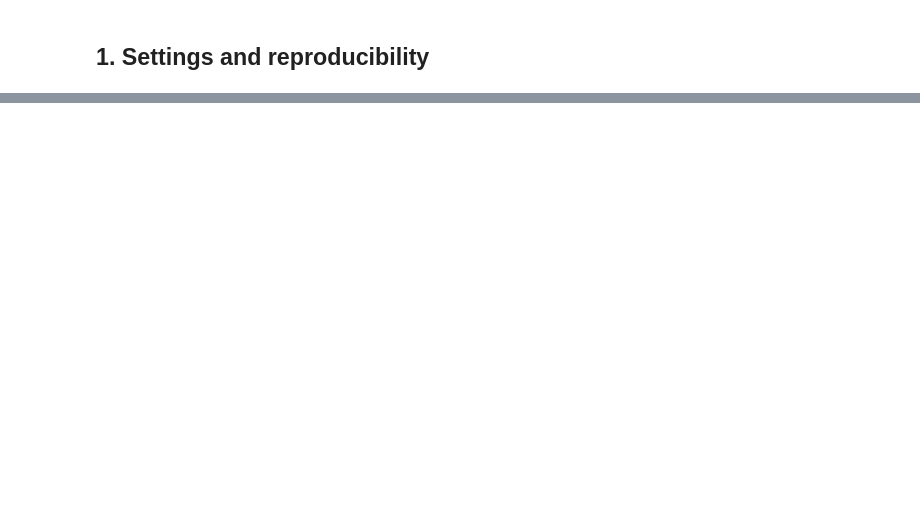
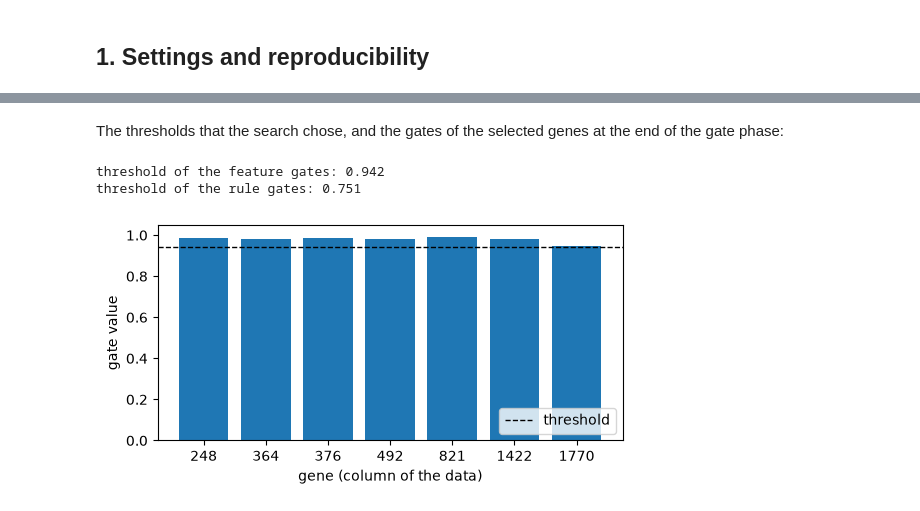
Before and after one commit to dcruzf/highFIS, a Jupyter notebook: examples/notebooks/dgaletsk_2023.ipynb, the cells around one changed output, grey strips where cells are left out. Saved outputs shown, nothing was run; the diff lists cells and outputs as text; code cells hidden in the pictures; blank space fills up the shorter version.

```diff
--- a/examples/notebooks/dgaletsk_2023.ipynb
+++ b/examples/notebooks/dgaletsk_2023.ipynb
@@ -195,0 +114,22 @@ cpu           : Intel(R) Core(TM) Ultra 7 258V
+# %% [markdown]
+The thresholds that the search chose, and the gates of the selected genes at the end of
+the gate phase:
+# %%
+chosen = model.history_["threshold"]
+print(f"threshold of the feature gates: {chosen['tau_lambda']:.3f}")
+print(f"threshold of the rule gates: {chosen['tau_theta']:.3f}")
+
+gates = np.asarray(model.get_feature_gates())
+fig, ax = plt.subplots(figsize=(6, 2.8))
+ax.bar(range(len(gates)), gates)
+ax.axhline(chosen["tau_lambda"], color="black", linestyle="--", linewidth=1, label="threshold")
+ax.set_xticks(range(len(gates)), [str(int(d)) for d in model.selected_features_])
+ax.set_xlabel("gene (column of the data)")
+ax.set_ylabel("gate value")
+ax.set_ylim(0, 1.05)
+ax.legend(loc="lower right")
+plt.show()
+# %% [output]
+threshold of the feature gates: 0.942
+threshold of the rule gates: 0.751
+[figure, added]
```
Also changed, not shown: parts of 46 cells of this notebook, 4 other files.
